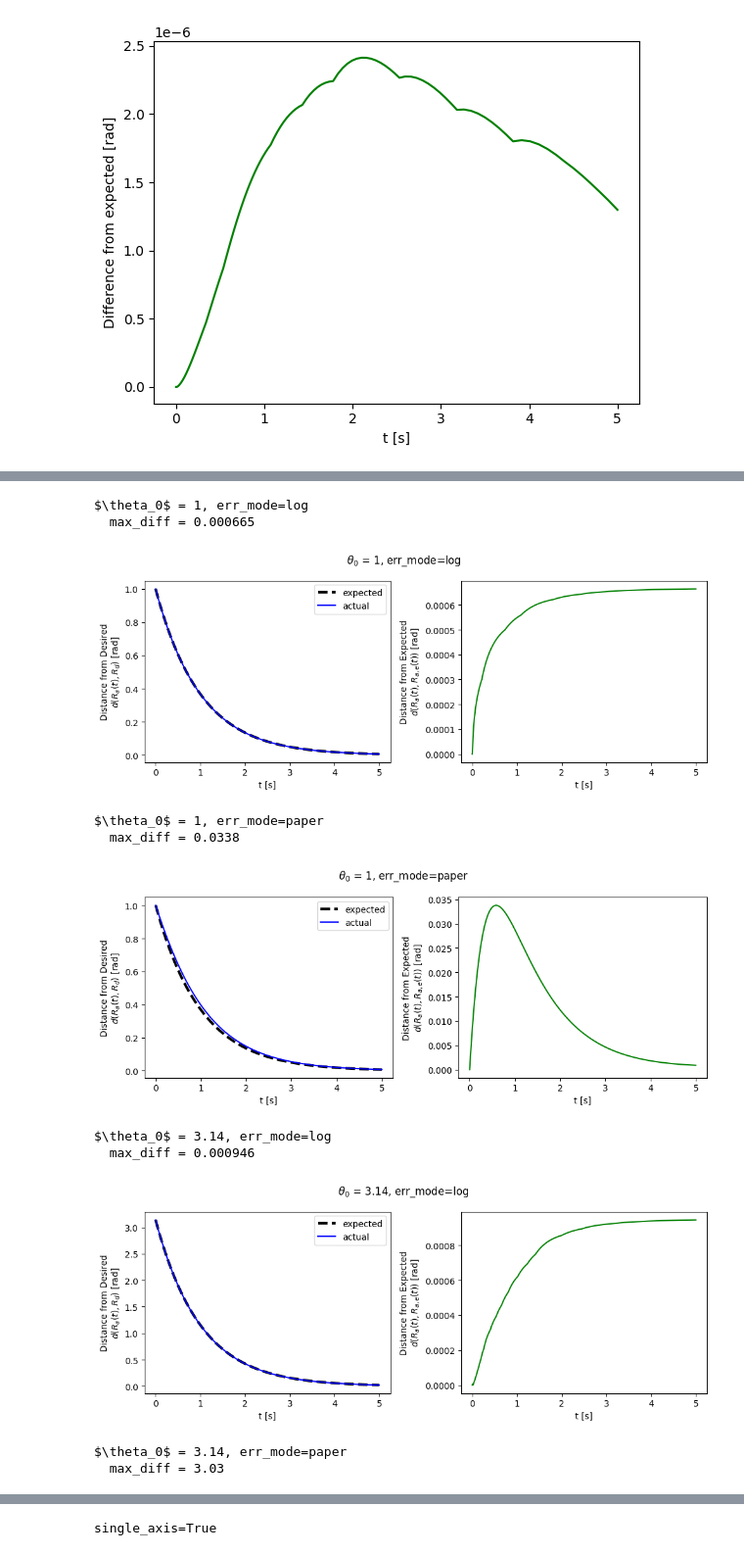
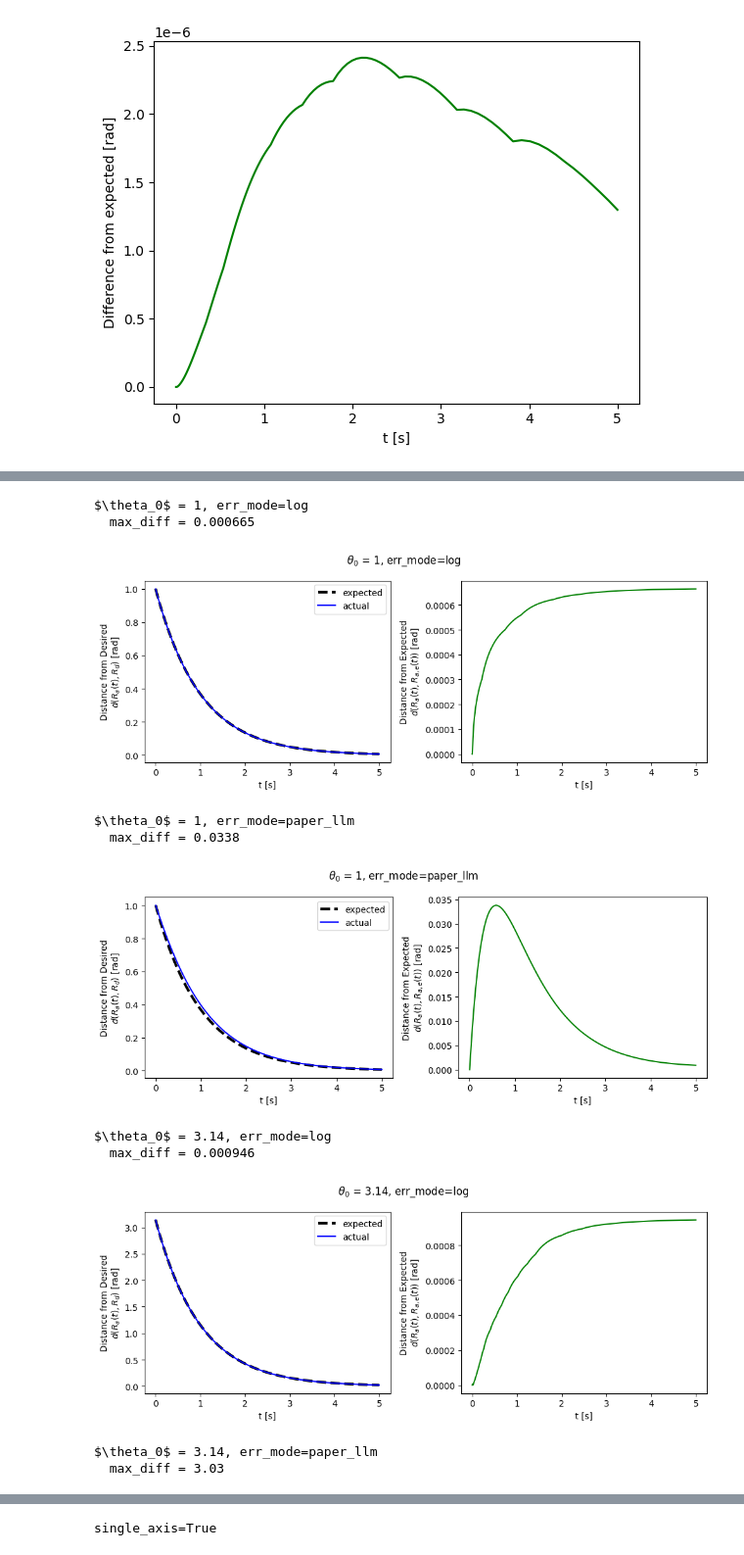
Before and after one commit to EricCousineau-TRI/repro, a Jupyter notebook: drake_stuff/notebooks/so2_so3_feedback.ipynb, the cells around one changed output, grey strips where cells are left out. Shown: that part at 98% size. Cells and saved outputs as stored; diff of their text form; code cells hidden in the pictures.

```diff
--- a/drake_stuff/notebooks/so2_so3_feedback.ipynb
+++ b/drake_stuff/notebooks/so2_so3_feedback.ipynb
@@ -141,6 +141,16 @@ def so2_angle(R):
 def so2_dist(R_a, R_d):
     return so2_angle(R_a.T @ R_d)
 
+def skew(r):
+    r1, r2, r3 = r
+    return np.array(
+        [
+            [0, -r3, r2],
+            [r3, 0, -r1],
+            [-r2, r1, 0],
+        ]
+    )
+
 def unskew(S, *, tol=1e-10):
     if tol is not None:
         dS = S + S.T
@@ -151,7 +161,7 @@ def unskew(S, *, tol=1e-10):
     return np.array([r1, r2, r3])
 
 def axang(ax, th):
-    """Exponential-map thinger."""
+    """Exponential-map thinger, using Eq. (2.14) of [MLS]."""
     # return RotationMatrix(AngleAxis(angle, axis)).matrix()
     c = np.cos(th)
     s = np.sin(th)
@@ -161,6 +171,7 @@ def axang(ax, th):
     return R
 
 def axang_dot(ax, axd, th, thd):
+    """Time derivative of above."""
     c = np.cos(th)
     s = np.sin(th)
     L = skew(ax)
@@ -169,6 +180,7 @@ def axang_dot(ax, axd, th, thd):
     return Rd
 
 def axang3(r, *, tol=1e-10):
+    """Expononential map against R^3, splitting into (θ, λ)"""
     r = np.asarray(r)
     th = np.linalg.norm(r)
     if th < tol:
@@ -178,6 +190,7 @@ def axang3(r, *, tol=1e-10):
     return axang(ax, th)
 
 def axang3_dot(r, rd, *, tol=1e-10):
+    """Time derivative of the above."""
     th = np.linalg.norm(r)
     if th < tol:
         ax = np.array([0, 0, 1])
@@ -198,12 +211,14 @@ def so3_angle(R):
     # same as AngleAxis(R).angle()
     inner = (np.trace(R) - 1) / 2
     if inner > 1:
-        inner = 2 - inner  # Reflect
+        # Reflect crossing at 1... I guess?
+        inner = 2 - inner
     th = np.arccos(inner)
     assert np.isfinite(th)
     return th
 
 def to_axang(R, *, tol=1e-10):
+    """Log-map from Eq. (2.17) and (2.18) of [MLS]."""
     # axang = AngleAxis(R)
     # ax, th = axang.axis(), axang.angle()
     th = so3_angle(R)
@@ -229,16 +244,6 @@ def so3_dist(R_a, R_b):
 def assert_so3(R, *, tol):
     err = R @ R.T - np.eye(3)
     assert maxabs(err) < tol, err
-
-def skew(r):
-    r1, r2, r3 = r
-    return np.array(
-        [
-            [0, -r3, r2],
-            [r3, 0, -r1],
-            [-r2, r1, 0],
-        ]
-    )
 # %% [markdown]
 ## Sanity $\mathbb{R}^1$ Check
 # %% [markdown]
@@ -528,7 +540,7 @@ def check_so3(theta0, *, err_mode, use_world_frame):
             assert maxabs(so3_err) < so3_tol, so3_err
         return R
 
-    def rot_error_paper(R_a, R_d):
+    def rot_error_paper_llm(R_a, R_d):
         if use_world_frame:
             # Modify for world frame feedback.
             dR = R_a @ R_d.T
@@ -543,13 +555,15 @@ def check_so3(theta0, *, err_mode, use_world_frame):
         if use_world_frame:
             pass
         else:
+            # TODO(eric.cousineau): Instead compute error different?
+            # Maybe look at properties of adjoint against exponential coord?
             w = R_a.T @ w
         return skew(w)
 
     def calc_qd(q):
         R_a = q_to_R(q, check=False)
-        if err_mode == "paper":
-            err_hat = rot_error_paper(R_a, R_d)
+        if err_mode == "paper_llm":
+            err_hat = rot_error_paper_llm(R_a, R_d)
         elif err_mode == "log":
             err_hat = rot_error_log(R_a, R_d)
         else:
@@ -576,38 +590,38 @@ def check_so3(theta0, *, err_mode, use_world_frame):
     fig, axs = plt.subplots(ncols=2, figsize=(10, 4))
     plt.sca(axs[0])
     plt.plot(ts, th_es, "k--", linewidth=3, label="expected")
     plt.plot(ts, th_as, "b-", label="actual")
     plt.xlabel("t [s]")
     plt.ylabel("Distance from Desired\n$d(R_a(t), R_d)$ [rad]")
     plt.legend()
 
     plt.sca(axs[1])
     plt.plot(ts, diffs, "g")
     plt.xlabel("t [s]")
     plt.ylabel("Distance from Expected\n$d(R_a(t), R_{a,e}(t))$ [rad]")
     return max_diff
 
 for theta0 in [1.0, np.pi - 0.001]:
-    for err_mode in ["log", "paper"]:
+    for err_mode in ["log", "paper_llm"]:
         for use_world_frame in [True]: #, False]:
             title = f"$\\theta_0$ = {theta0:.3g}, err_mode={err_mode}" #, use_world_frame={use_world_frame}"
             print(title)
             max_diff = check_so3(
                 theta0, err_mode=err_mode, use_world_frame=use_world_frame,
             )
             plt.suptitle(title)
             plt.tight_layout()
             print(f"  max_diff = {max_diff:.3g}")
             plt.show()
 # %% [output]
 $\theta_0$ = 1, err_mode=log
   max_diff = 0.000665
 [figure]
-$\theta_0$ = 1, err_mode=paper
+$\theta_0$ = 1, err_mode=paper_llm
   max_diff = 0.0338
-[figure, old version]
+[figure, new version]
 $\theta_0$ = 3.14, err_mode=log
   max_diff = 0.000946
 [figure]
-$\theta_0$ = 3.14, err_mode=paper
+$\theta_0$ = 3.14, err_mode=paper_llm
   max_diff = 3.03
```
Also changed, not shown: parts of 7 cells of this notebook.
